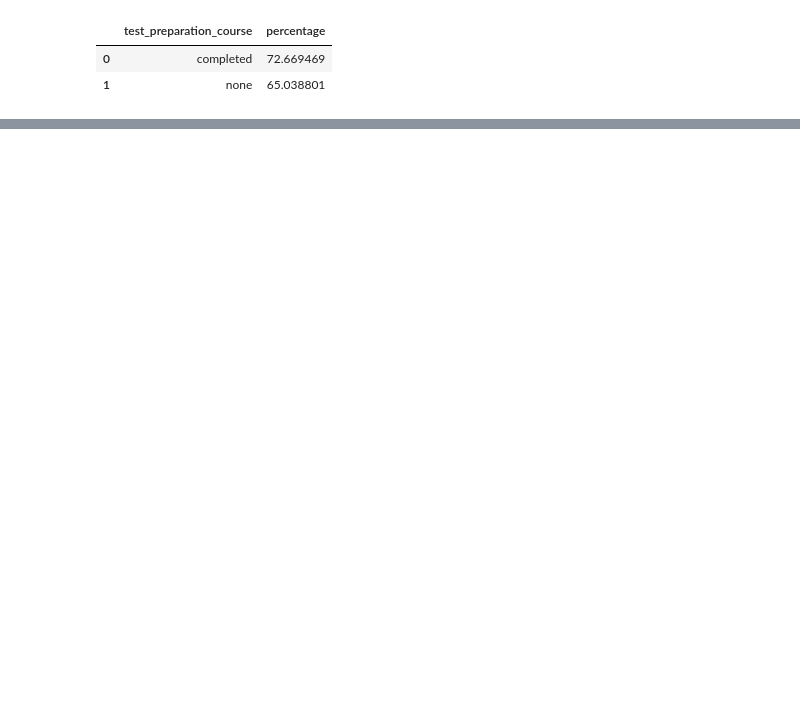
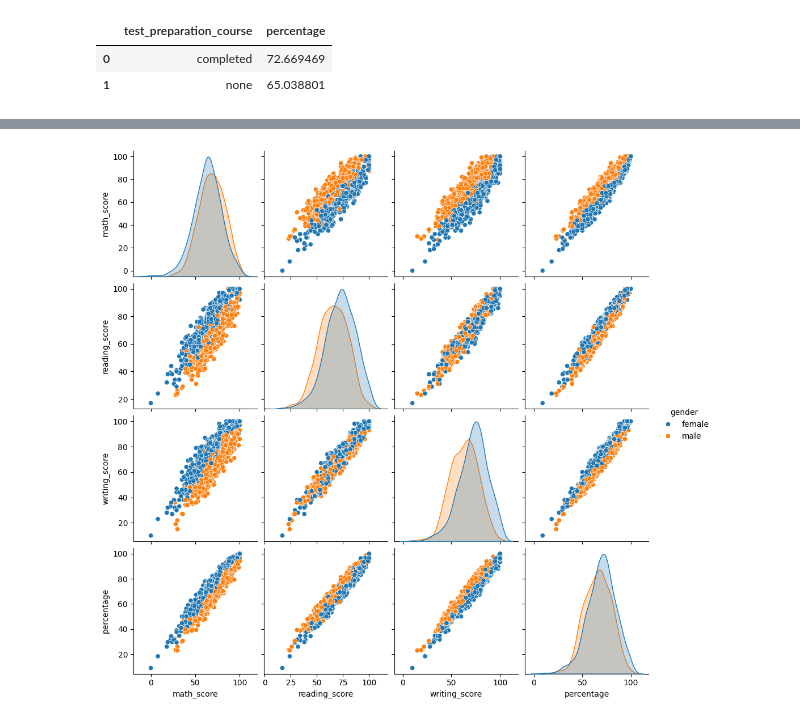
Before and after one commit to Saif907/Ml-Project, a Jupyter notebook: notebook/EDA.ipynb, the cells around one changed output, grey strips where cells are left out. Cells and saved outputs as stored; diff of their text form; code cells hidden in the pictures; blank space fills up the shorter version.

```diff
--- a/notebook/EDA.ipynb
+++ b/notebook/EDA.ipynb
@@ -231,0 +286,6 @@ Passing `palette` without assigning `hue` is deprecated and will be removed in v
+# %%
+# Pairplot colored by gender
+sns.pairplot(df, vars=['math_score', 'reading_score', 'writing_score', 'percentage'], hue='gender')
+plt.show()
+# %% [output]
+[figure, added]
```
Also changed, not shown: parts of 25 cells of this notebook, 1 other file.
